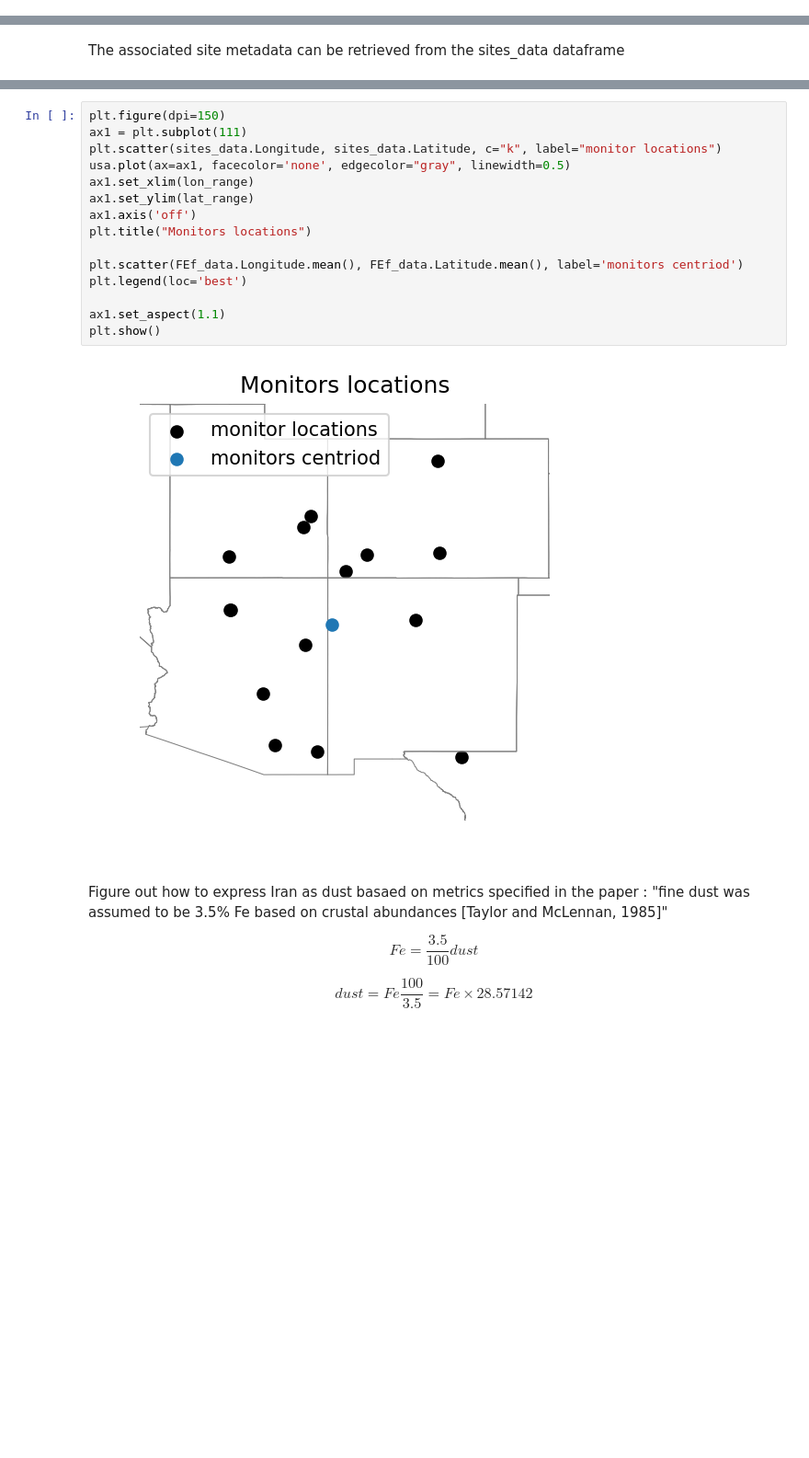
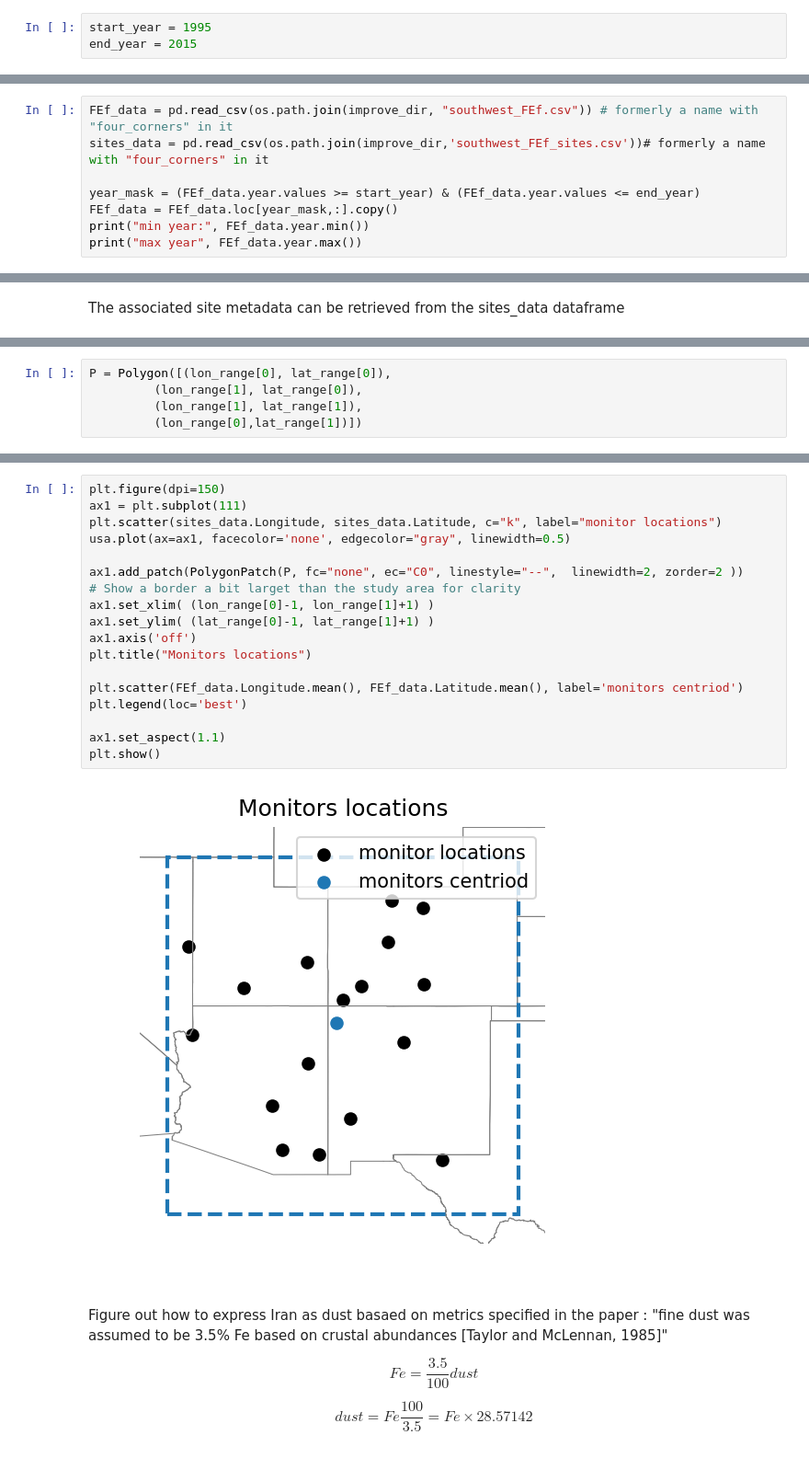
Before and after one commit to stevenjoelbrey/metSpread, a Jupyter notebook: Python/plot_IMPROVE_data.ipynb, the cells around one changed output, grey strips where cells are left out. Shown at 92% size. Saved outputs shown, nothing was run; the diff lists cells and outputs as text; blank space fills up the shorter version.

Commit message:
improvements to plotting IMPROVE

```diff
--- a/Python/plot_IMPROVE_data.ipynb
+++ b/Python/plot_IMPROVE_data.ipynb
@@ -12,3 +15,6 @@ from matplotlib.gridspec import GridSpec
+# %%
+start_year = 1995
+end_year = 2015
 # %%
 usa = geo.read_file('../Data/GIS/cb_2017_us_state_500k') # read in US shapefile
 world = geo.read_file(geo.datasets.get_path('naturalearth_lowres'))
@@ -30,0 +36,8 @@ sites_data = pd.read_csv(os.path.join(improve_dir,'FEf_four_corners_sites.csv'))
+# %%
+FEf_data = pd.read_csv(os.path.join(improve_dir, "southwest_FEf.csv")) # formerly a name with "four_corners" in it
+sites_data = pd.read_csv(os.path.join(improve_dir,'southwest_FEf_sites.csv'))# formerly a name with "four_corners" in it
+
+year_mask = (FEf_data.year.values >= start_year) & (FEf_data.year.values <= end_year)
+FEf_data = FEf_data.loc[year_mask,:].copy()
+print("min year:", FEf_data.year.min())
+print("max year", FEf_data.year.max())
@@ -52,0 +88,5 @@ sites_data.iloc[:4,:]
+# %%
+P = Polygon([(lon_range[0], lat_range[0]),
+         (lon_range[1], lat_range[0]),
+         (lon_range[1], lat_range[1]),
+         (lon_range[0],lat_range[1])])
@@ -53,20 +99,23 @@ sites_data.iloc[:4,:]
 # %%
 plt.figure(dpi=150)
 ax1 = plt.subplot(111)
 plt.scatter(sites_data.Longitude, sites_data.Latitude, c="k", label="monitor locations")
 usa.plot(ax=ax1, facecolor='none', edgecolor="gray", linewidth=0.5)
-ax1.set_xlim(lon_range)
-ax1.set_ylim(lat_range)
+
+ax1.add_patch(PolygonPatch(P, fc="none", ec="C0", linestyle="--",  linewidth=2, zorder=2 ))
+# Show a border a bit larget than the study area for clarity
+ax1.set_xlim( (lon_range[0]-1, lon_range[1]+1) )
+ax1.set_ylim( (lat_range[0]-1, lat_range[1]+1) )
 ax1.axis('off')
 plt.title("Monitors locations")
 
 plt.scatter(FEf_data.Longitude.mean(), FEf_data.Latitude.mean(), label='monitors centriod')
 plt.legend(loc='best')
 
 ax1.set_aspect(1.1)
 plt.show()
 # %% [output]
-[figure, old version]
+[figure, new version]
 # %% [markdown]
 Figure out how to express Iran as dust basaed on metrics specified in the paper : "fine dust was assumed to be 3.5% Fe based on crustal abundances [Taylor and McLennan, 1985]"
 
```
Also changed, not shown: parts of 53 cells of this notebook.
